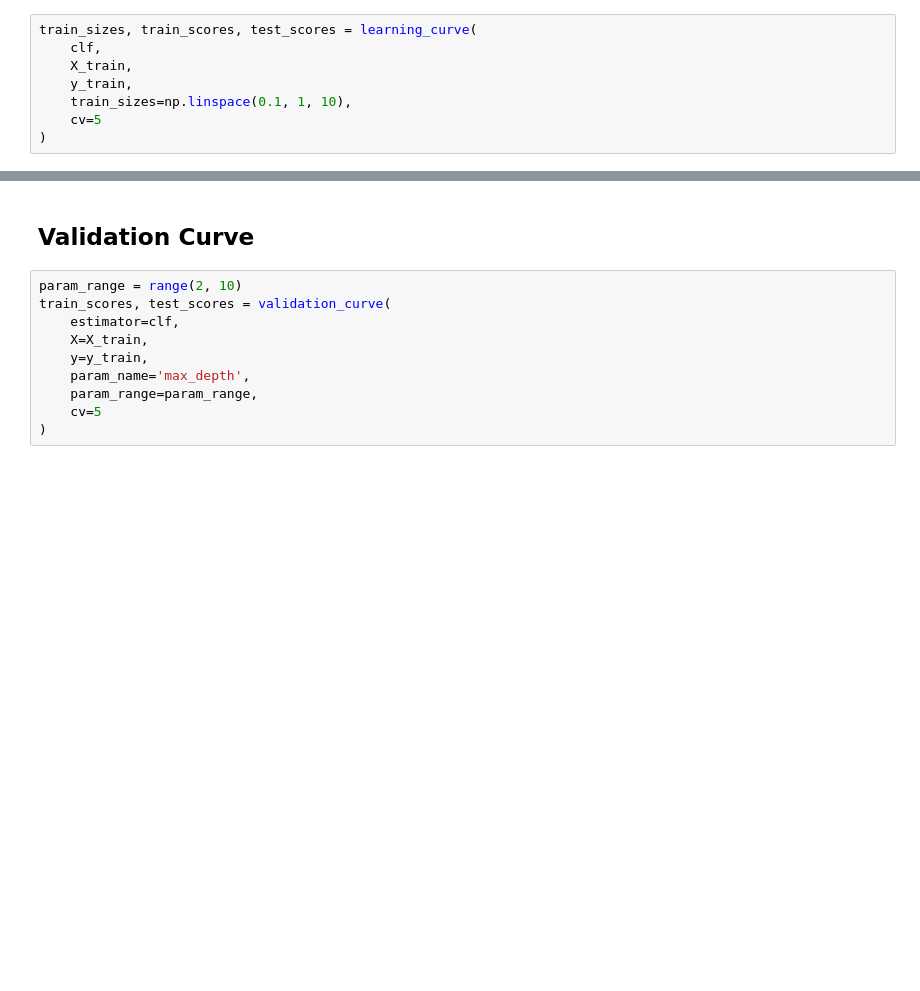
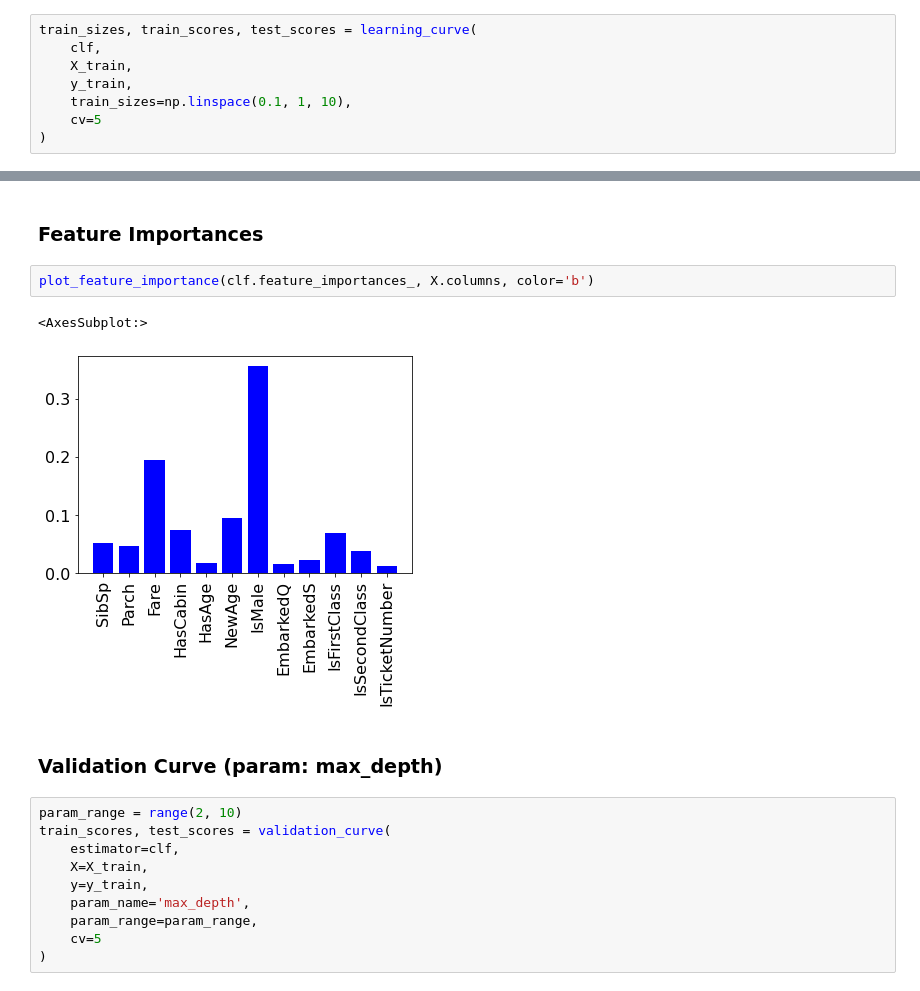
Before and after one commit to RaulRPrado/Titanic-Kaggle, a Jupyter notebook: RandomForest.ipynb, the cells around one changed output, grey strips where cells are left out. Cells and saved outputs as stored; diff of their text form; blank space fills up the shorter version.

```diff
--- a/RandomForest.ipynb
+++ b/RandomForest.ipynb
@@ -44,5 +68,12 @@ plot_learning_curve(train_scores, test_scores, train_sizes, expected_score=test_
+# %% [markdown]
+### Feature Importances
+# %%
+plot_feature_importance(clf.feature_importances_, X.columns, color='b')
+# %% [output]
+<AxesSubplot:>
+[figure, added]
 # %% [markdown]
-## Validation Curve
+### Validation Curve (param: max_depth)
 # %%
 param_range = range(2, 10)
 train_scores, test_scores = validation_curve(
```
Also changed, not shown: parts of 22 cells of this notebook, 3 other files.
